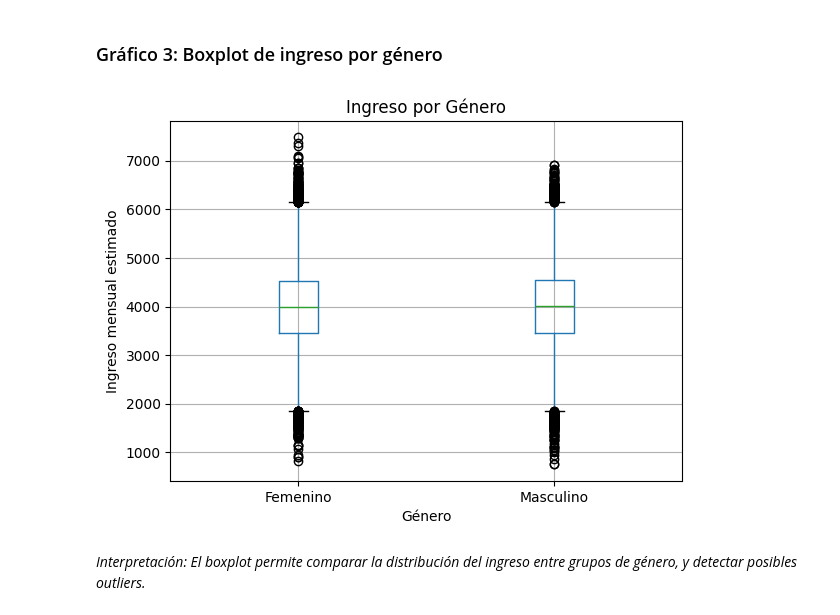
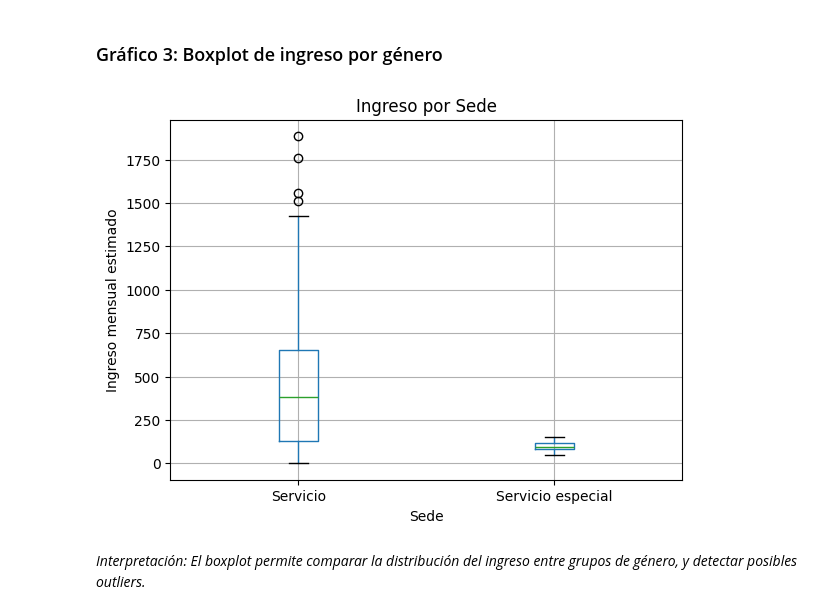
Before and after one commit to Anyeladr/taller, a Jupyter notebook: session-01/notebooks/Sesion 1.ipynb, the cells around one changed output. Cells and saved outputs as stored; diff of their text form; code cells hidden in the pictures.

```diff
--- a/session-01/notebooks/Sesion 1.ipynb
+++ b/session-01/notebooks/Sesion 1.ipynb
@@ -96,14 +98,14 @@ plt.show()
 # %% [markdown]
 ### Gráfico 3: Boxplot de ingreso por género
 # %%
-df.boxplot(column='Ingreso', by='Genero')
-plt.title('Ingreso por Género')
+df.boxplot(column=' Ordenes ', by='Línea de negocio')
+plt.title('Ingreso por Sede')
 plt.suptitle('')
-plt.xlabel('Género')
+plt.xlabel('Sede')
 plt.ylabel('Ingreso mensual estimado')
 plt.show()
 # %% [output]
-[figure, old version]
+[figure, new version]
 # %% [markdown]
 *Interpretación: El boxplot permite comparar la distribución del ingreso entre grupos de género, y detectar posibles outliers.*
 # %% [markdown]
```
Also changed, not shown: parts of 5 cells of this notebook.
